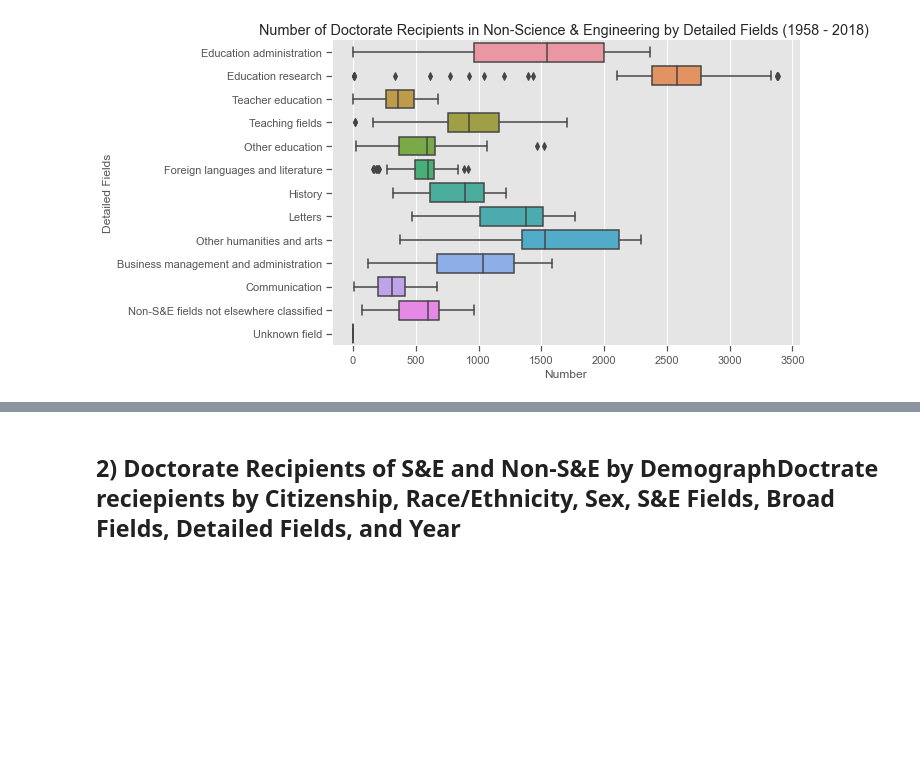
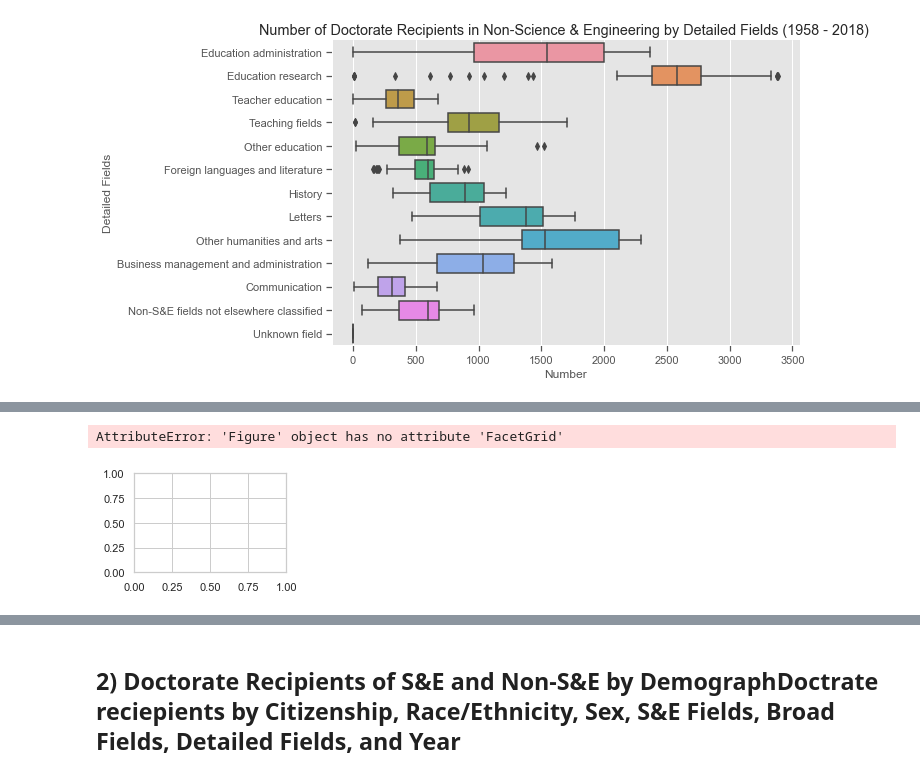
Before and after one commit to mulukenm/dataScience, a Jupyter notebook: SQLComparisonVisualization.ipynb, the cells around one changed output, grey strips where cells are left out. Drawn from its saved outputs; the diff is of its cells as text; code cells hidden in the pictures; blank space fills up the shorter version.

```diff
--- a/SQLComparisonVisualization.ipynb
+++ b/SQLComparisonVisualization.ipynb
@@ -270,0 +230,14 @@ SE_NSE_TT.head()
+# %%
+df1s.head()
+LSc   = df1s[df1s['Broad Fields'] == 'Life sciences']
+PSES = df1s[df1s['Broad Fields'] == 'Physical sciences and earth sciences']
+MCS   = df1s[df1s['Broad Fields'] == 'Mathematics and computer sciences']
+PSYC  = df1s[df1s['Broad Fields'] == 'Psychology and social sciences ']
+Engr  = df1s[df1s['Broad Fields'] == 'Engineering']
+Edu = df1s[df1s['Broad Fields'] == 'Education']
+HumAr = df1s[df1s['Broad Fields'] == 'Humanities and arts']
+Oth  = df1s[df1s['Broad Fields'] == 'Other']
+
+# SE = df1s[df1s['S&E Fields'] == 'Science and engineering']
+# NSE = df1s[df1s['S&E Fields'] != 'Science and engineering']
+LSc.head()
@@ -270,0 +251,23 @@ SE_NSE_TT.head()
+# %%
+import warnings
+warnings.filterwarnings("ignore")
+#chmod g-wx,o-wx ~/.python-eggs
+fig = plt.figure()
+plt.subplots_adjust(wspace=0.2, hspace=0.2)
+
+# fig.suptitle('Bike Rentals at Different Temperatures\nBy Season', fontsize=25,fontweight="bold", color="black",
+#              position=(0.5,1.01))
+sns.set(style="whitegrid")
+g1 = fig.add_subplot(221)
+g1 = fig.FacetGrid(LSc, col="Broad Fields", hue_order="Detailed Fields",  height=3, aspect=2)
+
+g1.map(sns.barplot, "Detailed Fields", "Number");
+g1.set_xticklabels(rotation=15)
+
+g2= sns.FacetGrid(PSES, col="Broad Fields", hue_order="Detailed Fields",  height=3, aspect=2)
+g2.map(sns.barplot, "Detailed Fields","Number" );
+#g.fig.suptitle("Doctorate Recipients Number of Selected Years by Sex")
+g2.set_xticklabels(rotation=15)
+# %% [output]
+AttributeError: 'Figure' object has no attribute 'FacetGrid'
+[figure, added]
```
Also changed, not shown: parts of 9 cells of this notebook.
